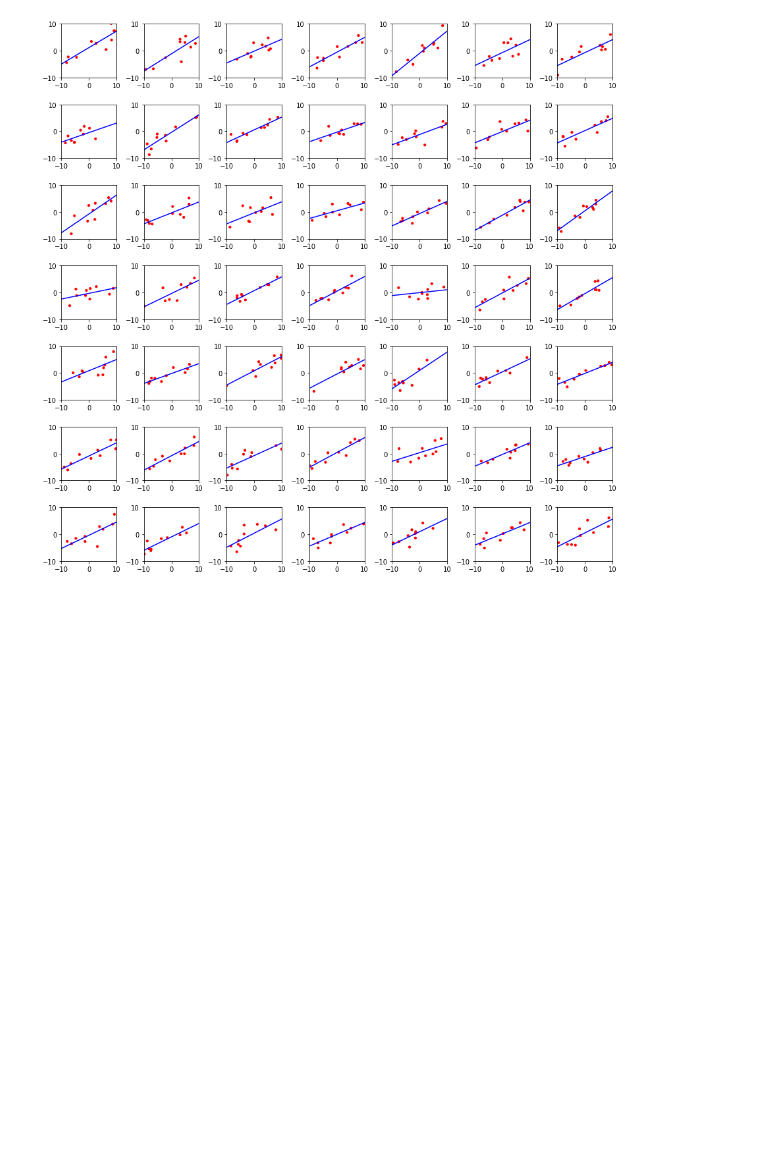
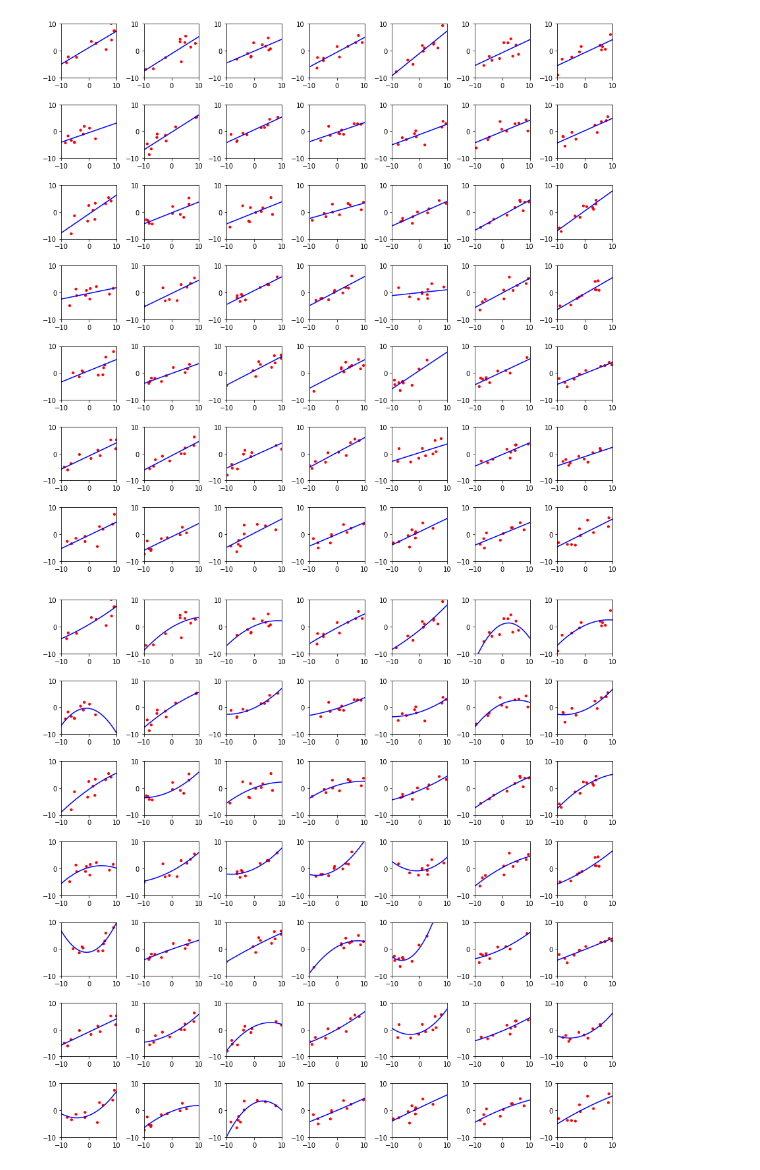
Before and after one commit to geraldzakwan/ml-fall-2019, a Jupyter notebook: hw_2/Q3.ipynb, the cells around one changed output. Saved outputs shown, nothing was run; the diff lists cells and outputs as text; code cells hidden in the pictures; blank space fills up the shorter version.

Commit message:
Done for quadratic and cubic, tinggal average curve

```diff
--- a/hw_2/Q3.ipynb
+++ b/hw_2/Q3.ipynb
@@ -45,7 +44,6 @@ for i in range(0, 49):
 %matplotlib inline
 import matplotlib.pyplot as plt
 import numpy as np
-
 
 fig, ax = plt.subplots(nrows=7, ncols=7, figsize=(15, 15))
 fig.subplots_adjust(wspace=0.5, hspace=0.5)
@@ -55,8 +53,6 @@ for row in ax:
     for col in row:
         sub_x_train = x_train[:, i]
         sub_y_train = y_train[:, i]
-
-        affine_linear_function = affine_linear_functions[i]
 
         col.set_xlim([-10, 10])
         col.set_xticks([-10, 0, 10])
@@ -72,3 +68,44 @@ for row in ax:
 plt.show()
 # %% [output]
 [figure]
+# %%
+affine_quadratic_functions = []
+
+for i in range(0, 49):
+    sub_x_train = x_train[:, i]
+    sub_y_train = y_train[:, i]
+
+    affine_quadratic_functions.append(create_linear_regression(sub_x_train, sub_y_train, 2))
+
+y_test_plots = []
+
+polynomial_features= PolynomialFeatures(degree=2)
+x_test_modified = polynomial_features.fit_transform(x_test.reshape(-1, 1))
+x_test_with_bias = sm.add_constant(x_test_modified)
+
+for i in range(0, 49):
+    y_test_plots.append(affine_quadratic_functions[i].predict(x_test_with_bias))
+# %%
+fig, ax = plt.subplots(nrows=7, ncols=7, figsize=(15, 15))
+fig.subplots_adjust(wspace=0.5, hspace=0.5)
+
+i = 0
+for row in ax:
+    for col in row:
+        sub_x_train = x_train[:, i]
+        sub_y_train = y_train[:, i]
+
+        col.set_xlim([-10, 10])
+        col.set_xticks([-10, 0, 10])
+
+        col.set_ylim([-10, 10])
+        col.set_yticks([-10, 0, 10])
+
+        col.plot(x_test, y_test_plots[i], color='blue')
+        col.scatter(sub_x_train, sub_y_train, color='red', s=np.full((len(sub_x_train),), 10))
+
+        i = i + 1
+
+plt.show()
+# %% [output]
+[figure, added]
```
Also changed, not shown: parts of 5 cells of this notebook.
